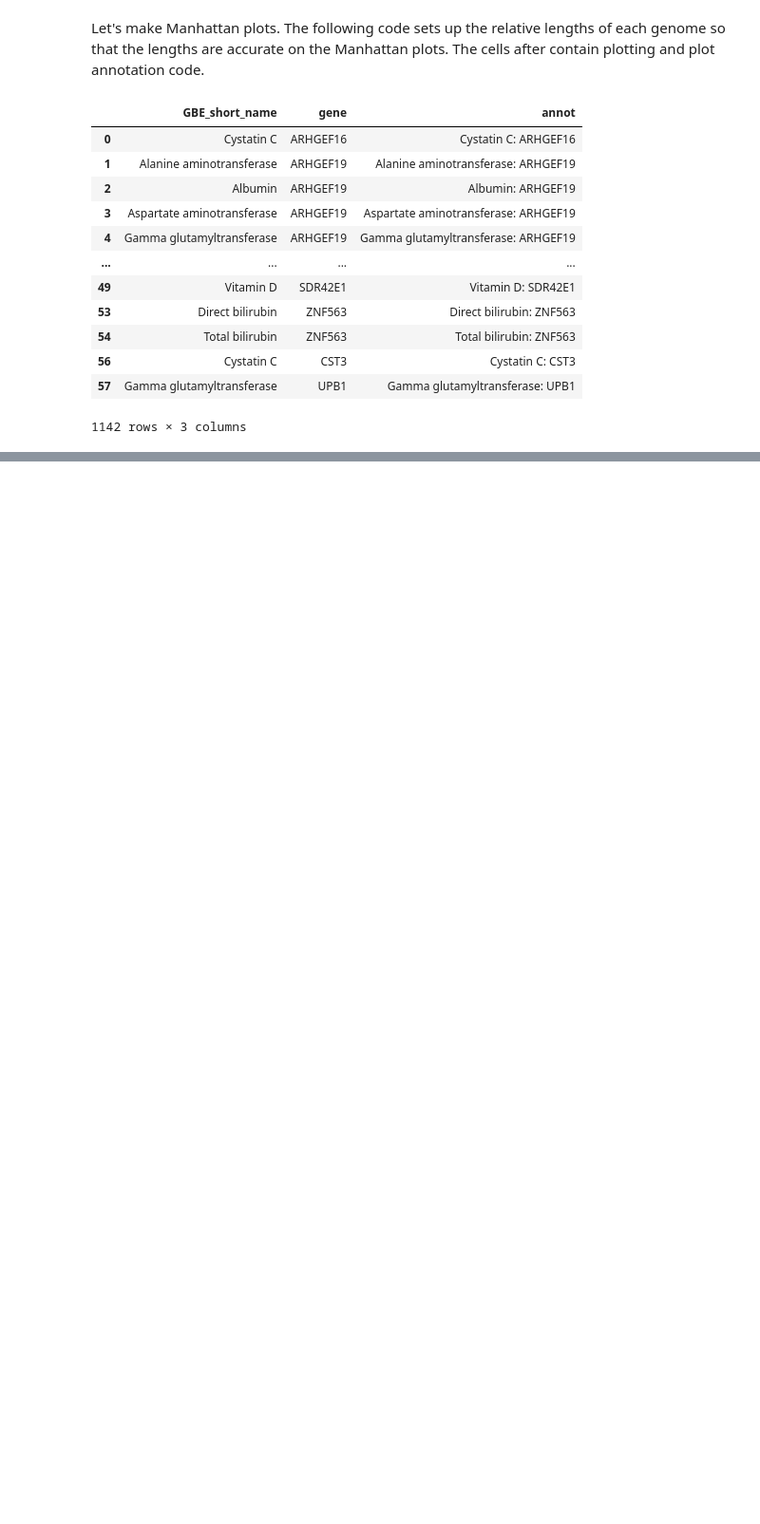
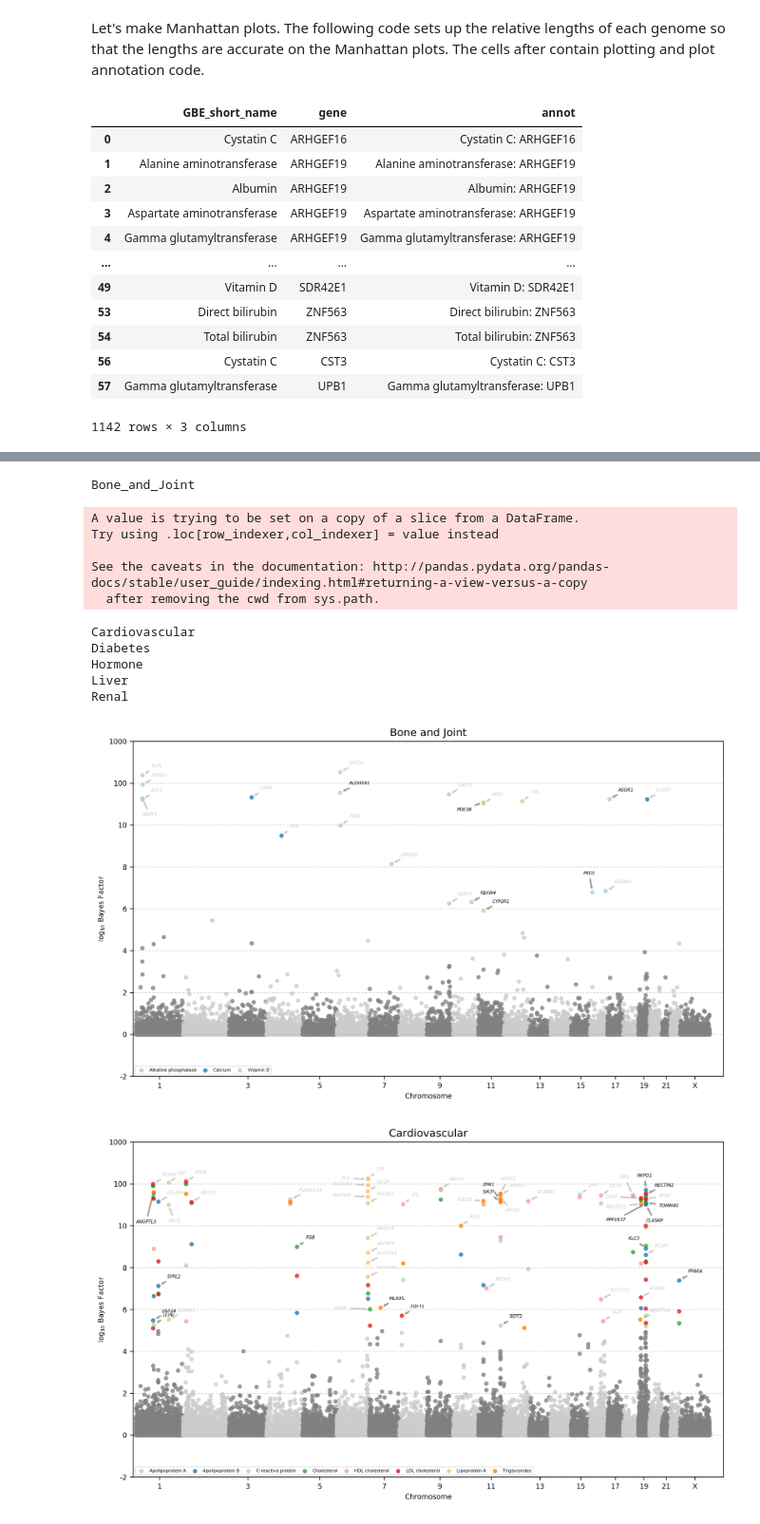
Before and after one commit to rivas-lab/ukbb-tools, a Jupyter notebook: 13_mrp/manhattan.ipynb, the cells around one changed output, grey strips where cells are left out. Shown: that part at 95% size. Drawn from its saved outputs; the diff is of its cells as text; code cells hidden in the pictures; blank space fills up the shorter version.

```diff
--- a/13_mrp/manhattan.ipynb
+++ b/13_mrp/manhattan.ipynb
@@ -75,7 +71,7 @@ def plot_manhattan(res, ax, title, col='log_10_BF_study_similar_var_independent_
     left, right = calculate_left_right_chr(total_length)
 
     #Assign X positions to each variant
-    for chrom in range(1, 25):
+    for chrom in chrom_vc.keys():
         res.loc[res['chrom'] == chrom, 'xpos'] = np.linspace(
             left[chrom], right[chrom], chrom_vc[chrom])
 
@@ -219,24 +221,3 @@ assocs
 | 56 | Cystatin C | CST3 | Cystatin C: CST3 |
 | 57 | Gamma glutamyltransferase | UPB1 | Gamma glutamyltransferase: UPB1 |
 1142 rows × 3 columns
-# %%
-categories = ['Bone_and_Joint',
-              'Cardiovascular',
-              'Diabetes',
-              'Hormone',
-              'Liver',
-              'Renal']
-offset_list = [{'Alkaline phosphatase: PKD1': (-10,20)},
-               {'Apolipoprotein B: TOMM40': (-40,0), 'Triglycerides: ZPR1': (-20,15), 'Triglycerides: SIK3': (-20,10), 'Apolipoprotein B: NECTIN2': (-35,-5), 'Apolipoprotein B: KLC3': (-20,10), 'Apolipoprotein B: NKPD1': (-20,15), 'Apolipoprotein B: ZNF229': (-30,10), 'Apolipoprotein B: PPP1R37': (-45,0), 'Apolipoprotein B: CLPTM1': (20,-10)},
-               {'HbA1c: RENBP': (-50,15), 'HbA1c: G6PD': (-30,-20), 'HbA1c: SMIM9': (-10,-20), 'HbA1c: MAP3K15': (-40, 0)},
-               {'IGF-1: C2CD4A': (-30,15), 'SHBG: NLGN2': (20, -15)},
-               {'Aspartate aminotransferase: TMEM236': (5,-15), 'AST to ALT ratio: PLEC': (-20, 15), 'Total bilirubin: RENBP': (-30,0), 'Total bilirubin: UGT1A7': (-50,15), 'Total bilirubin: UGT1A9': (-50,12), 'Total bilirubin: UGT1A5': (-50,18), 'Total bilirubin: UGT1A4': (20,0),'Total bilirubin: UGT1A1': (20,-5), 'Total bilirubin: UGT1A3': (20,12), 'Gamma glutamyltransferase: AMN': (-30,5), 'Gamma glutamyltransferase: GGT1': (15, 0), 'Gamma glutamyltransferase: ABCB11': (-30,15)},
-               {'Creatinine: RNF128': (-30,15), 'Creatinine: SLC22A7': (-50,15)}]
-threshes = [5, 5, 5, 5, 5, 5]
-for category, offset, thresh in zip(categories, offset_list, threshes):
-    print(category)
-    subset_bio = bio[bio['CATEGORY'] == category]
-    subset_df = df[df['#GBE_ID'].isin(list(subset_bio['GBE_ID']))]
-#     if category == 'Cardiovascular':
-#         subset_df = subset_df[~(subset_df['GBE_short_name'] == 'Cholesterol') & ~(subset_df['GBE_short_name'] == 'Apolipoprotein A')& ~(subset_df['GBE_short_name'] == 'Apolipoprotein B')]
-    showplot(subset_df.sort_values(['chrom', 'pos']), category.replace('_', ' '), offset, thresh)
@@ -260,0 +224,35 @@ Renal
+# %%
+categories = ['Bone_and_Joint',
+              'Cardiovascular',
+              'Diabetes',
+              'Hormone',
+              'Liver',
+              'Renal']
+offset_list = [{'Alkaline phosphatase: PKD1': (-10,20), 'Vitamin D: PDE3B': (-30,-10), 'Alkaline phosphatase: NBPF3': (0, -20)},
+               {'Lipoprotein A: SLC22A2': (-40, 0), 'Lipoprotein A: MAP3K4': (-40, 0), 'LDL cholesterol: LDLR': (-40, 0), 'Triglycerides: APOC3': (0, 15), 'Apolipoprotein A: APOA1': (5, -15), 'Apolipoprotein B: APOE': (15,2), 'Triglycerides: ANGPTL8': (-40, -5),'Apolipoprotein A: LIPG': (-15, 19), 'Triglycerides: PDE3B': (-30, 0), 'Apolipoprotein B: CLASRP': (0,-20), 'C-reactive protein: APCS': (0, -20), 'Triglycerides: ANGPTL3': (-20, -35), 'Lipoprotein A: PLG': (-30, 0), 'Cholesterol: SNX8': (-40, 0), 'Apolipoprotein B: TOMM40': (15,-5), 'Triglycerides: ZPR1': (-20,15), 'Triglycerides: SIK3': (-20,10), 'Apolipoprotein B: KLC3': (-20,10), 'Apolipoprotein B: NKPD1': (-10,15), 'Apolipoprotein B: PPP1R37': (-45,-20)},
+               {'HbA1c: PIEZO1': (5, 15), 'HbA1c: CTU2': (-30, 15), 'HbA1c: RENBP': (-50,-15), 'HbA1c: G6PD': (-30,20), 'HbA1c: MAP3K15': (-40, 0)},
+               {'IGF-1: IGFALS': (-30, -15), 'SHBG: TMEM102': (-30, 15), 'SHBG: DNAH2': (20, 0), 'SHBG: FXR2': (20, -10), 'IGF-1: PARPBP': (-40, 0), 'IGF-1: SSTR5': (-25, 15), 'IGF-1: C2CD4A': (-30,15), 'SHBG: NLGN2': (-10, -20)},
+               {'Total bilirubin: SAG': (15,-5), 'Total bilirubin: USP40': (15,2), 'Total bilirubin: TRPM8': (-30,15), 'Total bilirubin: HJURP': (15,-9), 'Aspartate aminotransferase: TMEM236': (5,-15), 'Total bilirubin: UGT1A7': (-40,15), 'Gamma glutamyltransferase: AMN': (-30,5), 'Gamma glutamyltransferase: ABCB11': (-30,15)},
+               {'Urate: XDH': (20, 0), 'Creatinine: PKHD1': (-30, 15), 'eGFR: SLC22A2': (-30, 15), 'Urate: RASGRP2': (-30, 15), 'Total protein: FCGRT': (-30, -15), 'Cystatin C: CST9L': (-30, 15), 'Urate: ALDH16A1': (-30, 15), 'Urate: ALDH16A1': (-30, 15), 'Creatinine: SLC22A7': (-50,0)}]
+threshes = [5, 5, 5, 5, 5, 5]
+for category, offset, thresh in zip(categories, offset_list, threshes):
+    print(category)
+    subset_bio = bio[bio['CATEGORY'] == category]
+    subset_df = df[df['#GBE_ID'].isin(list(subset_bio['GBE_ID']))]
+#     if category == 'Cardiovascular':
+#         subset_df = subset_df[~(subset_df['GBE_short_name'] == 'Cholesterol') & ~(subset_df['GBE_short_name'] == 'Apolipoprotein A')& ~(subset_df['GBE_short_name'] == 'Apolipoprotein B')]
+    showplot(subset_df.sort_values(['chrom', 'pos']), category.replace('_', ' '), offset, thresh)
+# %% [output]
+Bone_and_Joint
+A value is trying to be set on a copy of a slice from a DataFrame.
+Try using .loc[row_indexer,col_indexer] = value instead
+
+See the caveats in the documentation: http://pandas.pydata.org/pandas-docs/stable/user_guide/indexing.html#returning-a-view-versus-a-copy
+  after removing the cwd from sys.path.
+Cardiovascular
+Diabetes
+Hormone
+Liver
+Renal
+[figure, added]
+[figure, added]
```
Also changed, not shown: parts of 5 cells of this notebook, 12 other files.
